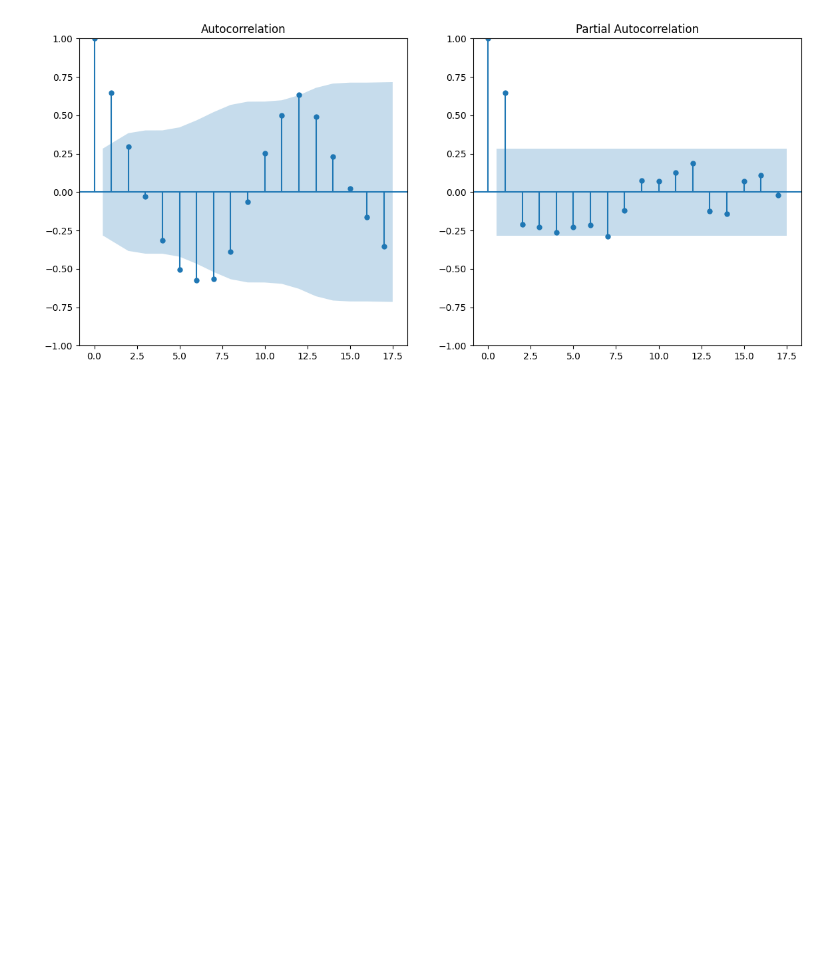
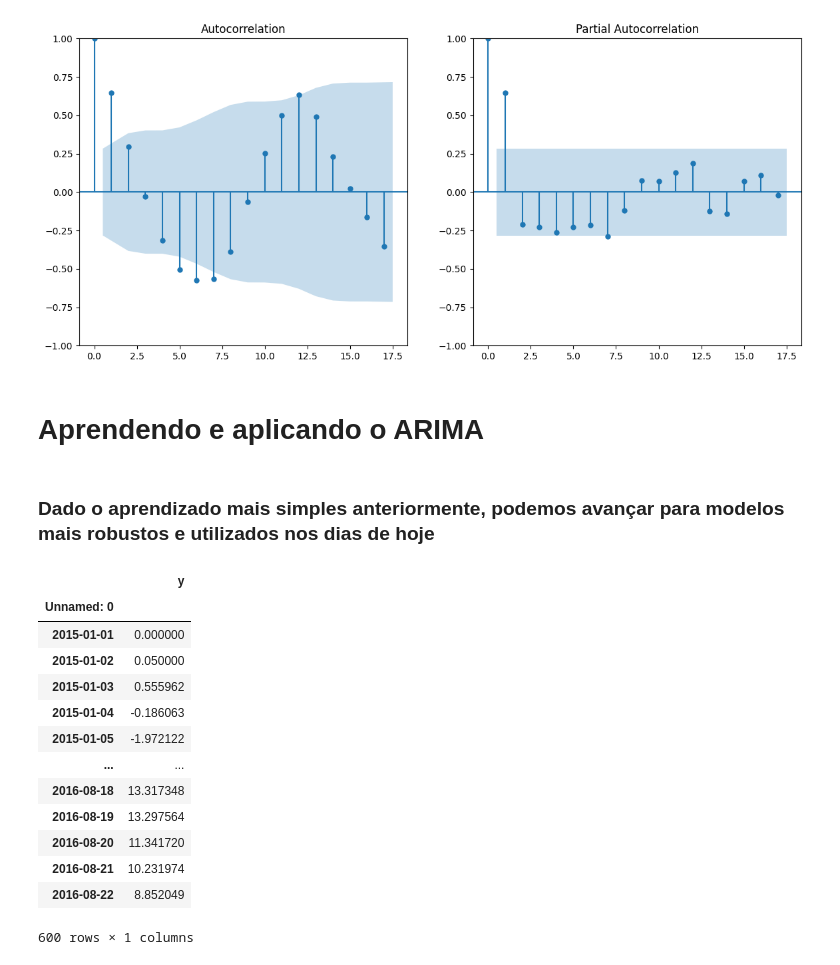
Before and after one commit to Gueguelas/series-temporais, a Jupyter notebook: notebook.ipynb, the cells around one changed output. Cells and saved outputs as stored; diff of their text form; code cells hidden in the pictures; blank space fills up the shorter version.

```diff
--- a/notebook.ipynb
+++ b/notebook.ipynb
@@ -878,3 +878,7 @@ plot_acf_pacf(serie_diff_eletric_power)
 plot_acf_pacf(serie_electric_power)
 # %% [output]
 [figure]
+# %% [markdown]
+# Aprendendo e aplicando o ARIMA
+# %% [markdown]
+### Dado o aprendizado mais simples anteriormente, podemos avançar para modelos mais robustos e utilizados nos dias de hoje
@@ -880,0 +887,18 @@ plot_acf_pacf(serie_electric_power)
+# %%
+serie_arima.set_index('Unnamed: 0', inplace=True)
+serie_arima
+# %% [output]
+|  | y |
+| Unnamed: 0 |  |
+| 2015-01-01 | 0.000000 |
+| 2015-01-02 | 0.050000 |
+| 2015-01-03 | 0.555962 |
+| 2015-01-04 | -0.186063 |
+| 2015-01-05 | -1.972122 |
+| ... | ... |
+| 2016-08-18 | 13.317348 |
+| 2016-08-19 | 13.297564 |
+| 2016-08-20 | 11.341720 |
+| 2016-08-21 | 10.231974 |
+| 2016-08-22 | 8.852049 |
+600 rows × 1 columns
```
Also changed, not shown: parts of 9 cells of this notebook, 2 other files.
